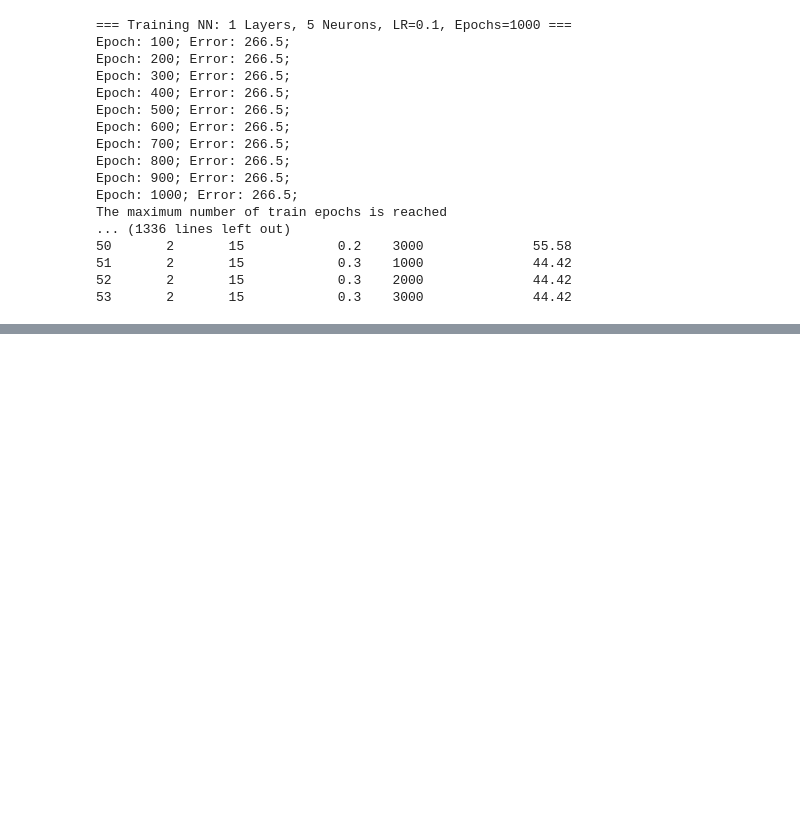
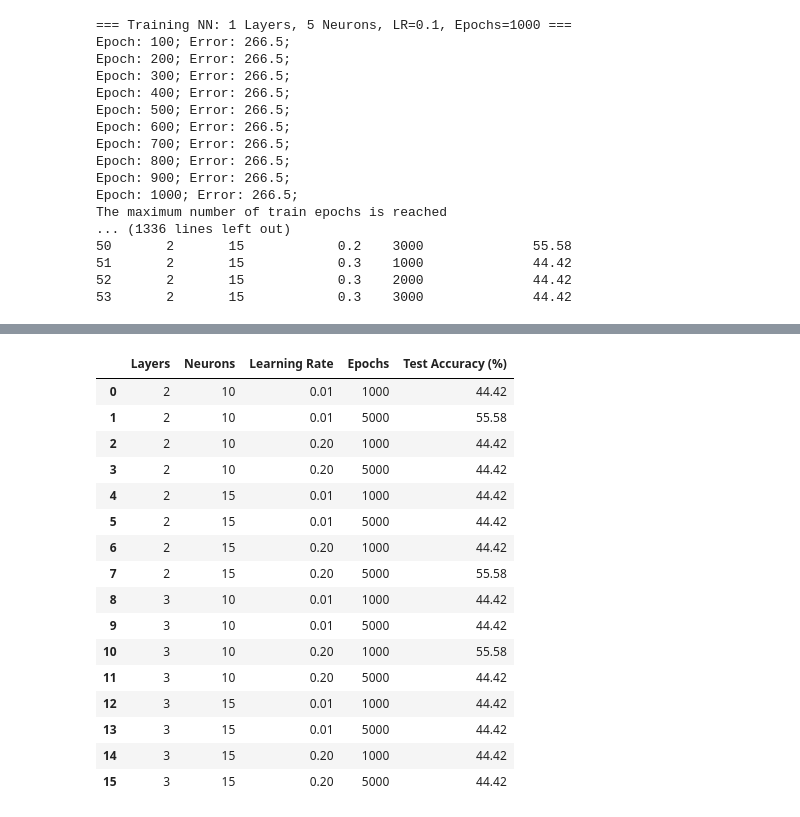
Before and after one commit to StratosDns/nn_f_t, a Jupyter notebook: final_th20580.ipynb, the cells around one changed output, grey strips where cells are left out. Drawn from its saved outputs; the diff is of its cells as text; code cells hidden in the pictures; blank space fills up the shorter version.

Commit message:
Result Addition

```diff
--- a/final_th20580.ipynb
+++ b/final_th20580.ipynb
@@ -374,0 +393,20 @@ results_df.to_csv("nn_optimization_results_v2.csv", index=False)
+# %%
+results_df_v2
+# %% [output]
+|  | Layers | Neurons | Learning Rate | Epochs | Test Accuracy (%) |
+| 0 | 2 | 10 | 0.01 | 1000 | 44.42 |
+| 1 | 2 | 10 | 0.01 | 5000 | 55.58 |
+| 2 | 2 | 10 | 0.20 | 1000 | 44.42 |
+| 3 | 2 | 10 | 0.20 | 5000 | 44.42 |
+| 4 | 2 | 15 | 0.01 | 1000 | 44.42 |
+| 5 | 2 | 15 | 0.01 | 5000 | 44.42 |
+| 6 | 2 | 15 | 0.20 | 1000 | 44.42 |
+| 7 | 2 | 15 | 0.20 | 5000 | 55.58 |
+| 8 | 3 | 10 | 0.01 | 1000 | 44.42 |
+| 9 | 3 | 10 | 0.01 | 5000 | 44.42 |
+| 10 | 3 | 10 | 0.20 | 1000 | 55.58 |
+| 11 | 3 | 10 | 0.20 | 5000 | 44.42 |
+| 12 | 3 | 15 | 0.01 | 1000 | 44.42 |
+| 13 | 3 | 15 | 0.01 | 5000 | 44.42 |
+| 14 | 3 | 15 | 0.20 | 1000 | 44.42 |
+| 15 | 3 | 15 | 0.20 | 5000 | 44.42 |
```
Also changed, not shown: parts of 1 cell of this notebook, 1 other file.
